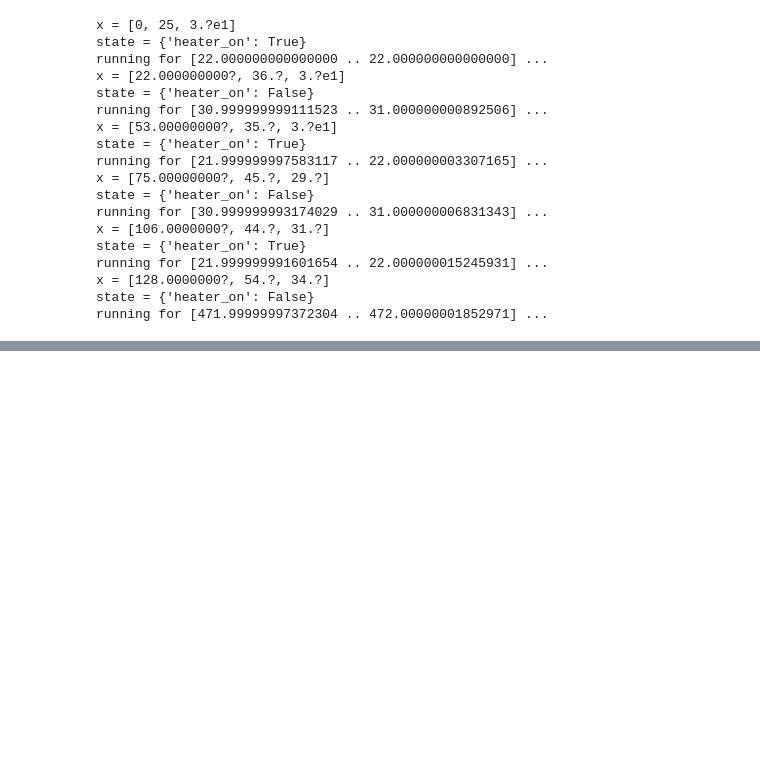
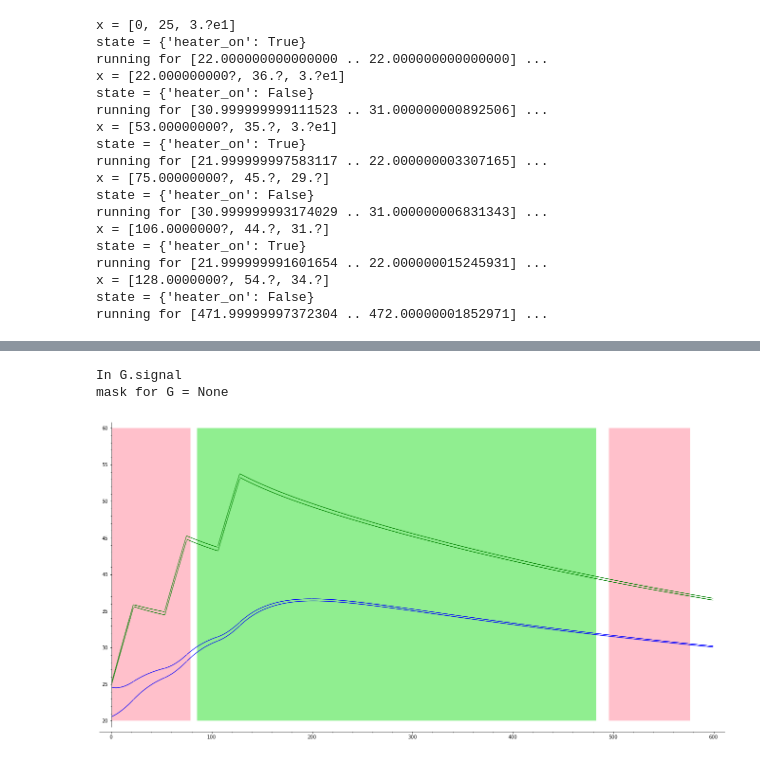
Before and after one commit to twright/example_digital-twin_incubator, a Jupyter notebook: software/notebooks/Self-Adaptation Test.ipynb, the cells around one changed output, grey strips where cells are left out. Drawn from its saved outputs; the diff is of its cells as text; code cells hidden in the pictures; blank space fills up the shorter version.

```diff
--- a/software/notebooks/Self-Adaptation Test.ipynb
+++ b/software/notebooks/Self-Adaptation Test.ipynb
@@ -290,0 +397,8 @@ sum(
+# %%
+p2 = p + G(RIF(20, 50), Atomic(T_A > RIF(31))).signal(res).plot(y_range=(20, 60))
+p2.set_aspect_ratio('automatic')
+p2.matplotlib()
+# %% [output]
+In G.signal
+mask for G = None
+[figure, added]
```
Also changed, not shown: parts of 13 cells of this notebook, 1 other file.
